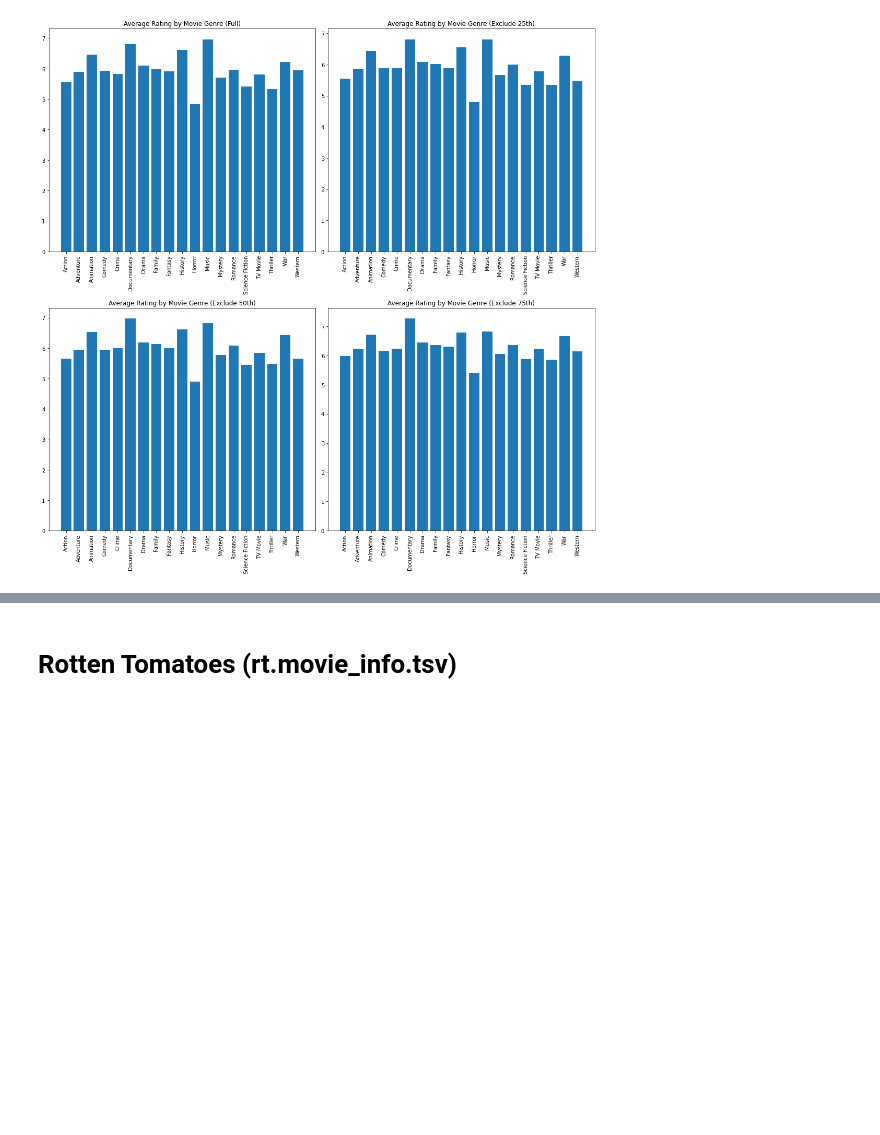
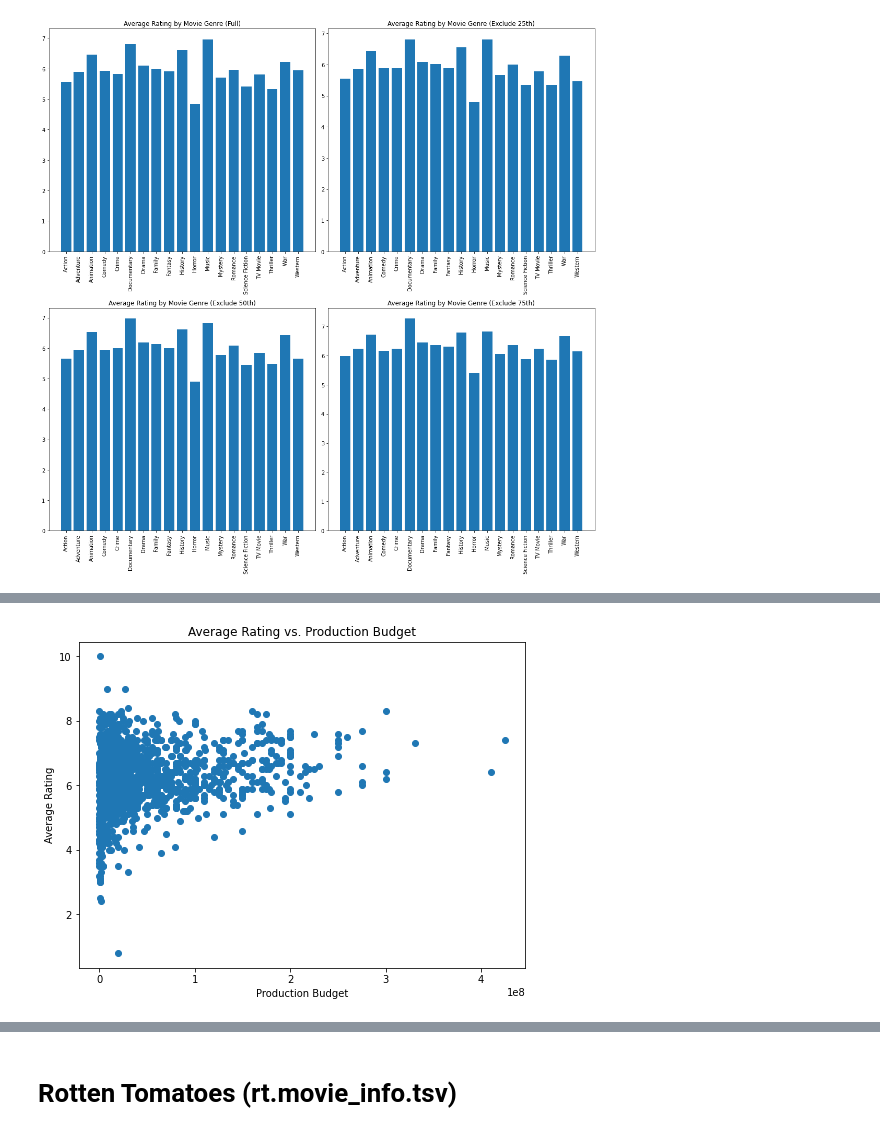
Before and after one commit to ThomasHChapman/p1_project, a Jupyter notebook: ZachWorkingNotebook.ipynb, the cells around one changed output, grey strips where cells are left out. Cells and saved outputs as stored; diff of their text form; code cells hidden in the pictures; blank space fills up the shorter version.

```diff
--- a/ZachWorkingNotebook.ipynb
+++ b/ZachWorkingNotebook.ipynb
@@ -265,0 +307,3 @@ fig.tight_layout()
+# %%
+budget_movies = df_budget.merge(df_movies, how='inner', left_on=['release_date', 'movie'], right_on=['release_year', 'original_title'])
+budget_movies.head()
@@ -265,0 +317,10 @@ fig.tight_layout()
+# %%
+# Create scatter plot to determine if average rating relates to production_budget
+fig, ax = plt.subplots(figsize=(8,6))
+
+ax.scatter(x='production_budget', y='vote_average', data=budget_movies);
+ax.set_title('Average Rating vs. Production Budget');
+ax.set_ylabel('Average Rating');
+ax.set_xlabel('Production Budget');
+# %% [output]
+[figure, added]
```
Also changed, not shown: parts of 33 cells of this notebook.
